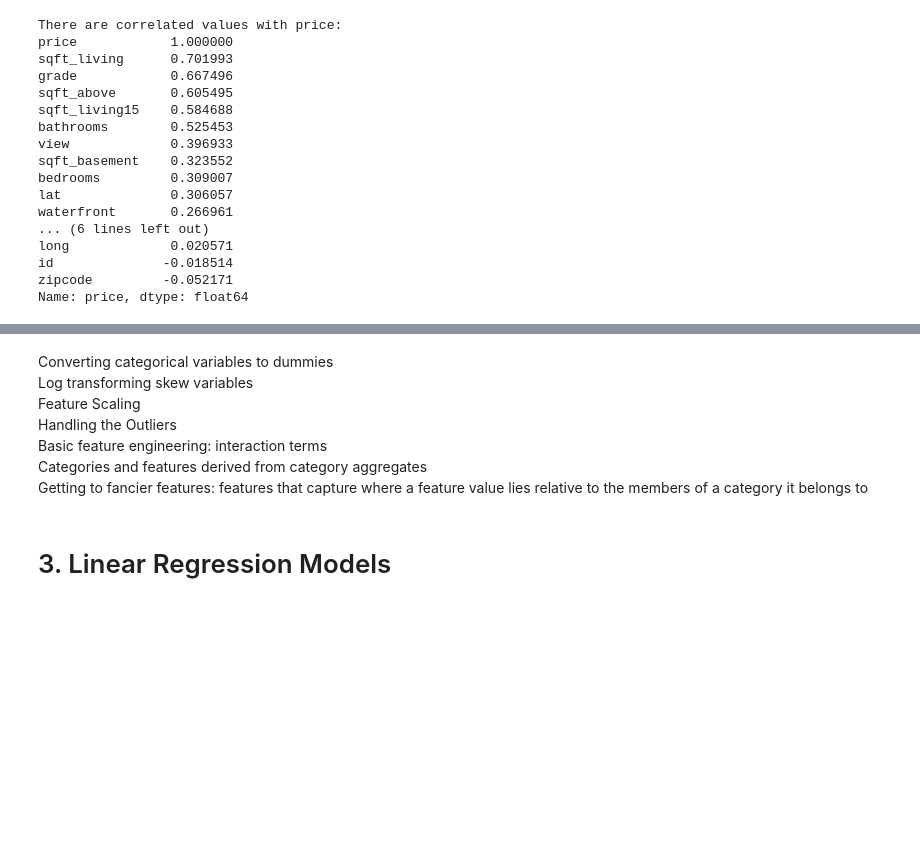
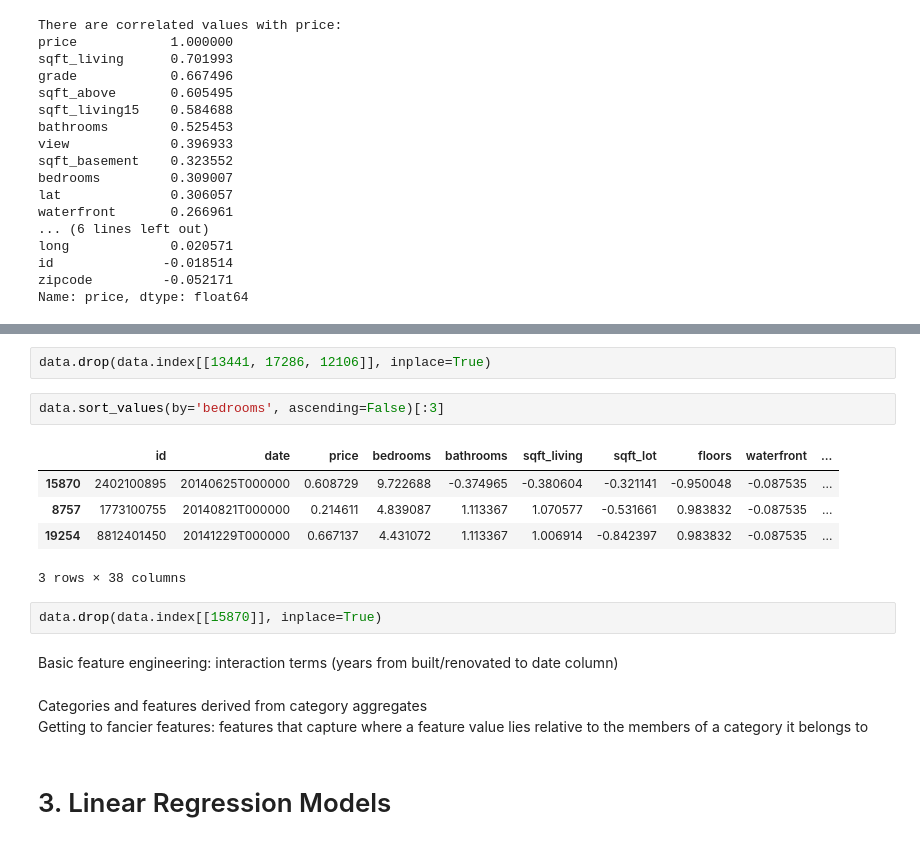
Before and after one commit to klau85/ibm-ml-specialization, a Jupyter notebook: final project REGRESSION/Final-Project.ipynb, the cells around one changed output, grey strips where cells are left out. Cells and saved outputs as stored; diff of their text form; blank space fills up the shorter version.

```diff
--- a/final project REGRESSION/Final-Project.ipynb
+++ b/final project REGRESSION/Final-Project.ipynb
@@ -179,9 +270,19 @@ Name: price, dtype: float64
+# %%
+data.drop(data.index[[13441, 17286, 12106]], inplace=True)
+# %%
+data.sort_values(by='bedrooms', ascending=False)[:3]
+# %% [output]
+|  | id | date | price | bedrooms | bathrooms | sqft_living | sqft_lot | floors | waterfront | ... |
+| 15870 | 2402100895 | 20140625T000000 | 0.608729 | 9.722688 | -0.374965 | -0.380604 | -0.321141 | -0.950048 | -0.087535 | ... |
+| 8757 | 1773100755 | 20140821T000000 | 0.214611 | 4.839087 | 1.113367 | 1.070577 | -0.531661 | 0.983832 | -0.087535 | ... |
+| 19254 | 8812401450 | 20141229T000000 | 0.667137 | 4.431072 | 1.113367 | 1.006914 | -0.842397 | 0.983832 | -0.087535 | ... |
+3 rows × 38 columns
+# %%
+data.drop(data.index[[15870]], inplace=True)
+# %% [markdown]
+Basic feature engineering: interaction terms (years from built/renovated to date column)
 # %% [markdown]
-Converting categorical variables to dummies
-Log transforming skew variables
-Feature Scaling
-Handling the Outliers
-Basic feature engineering: interaction terms
+
 Categories and features derived from category aggregates
 Getting to fancier features: features that capture where a feature value lies relative to the members of a category it belongs to
 # %% [markdown]
```
Also changed, not shown: parts of 13 cells of this notebook.
